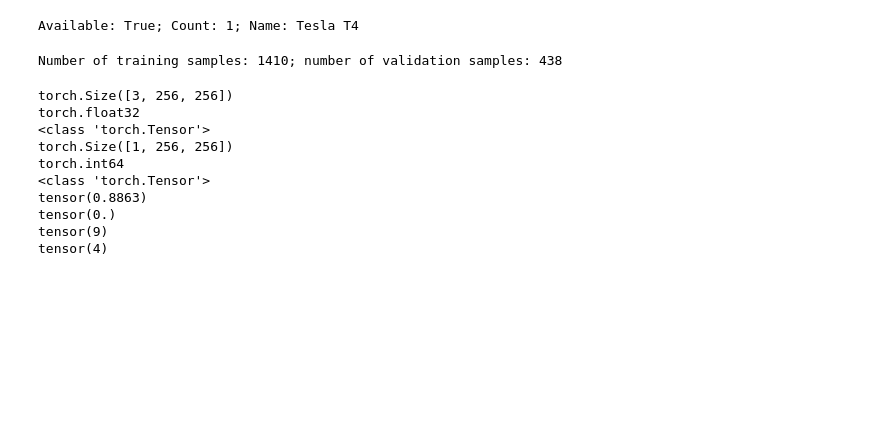
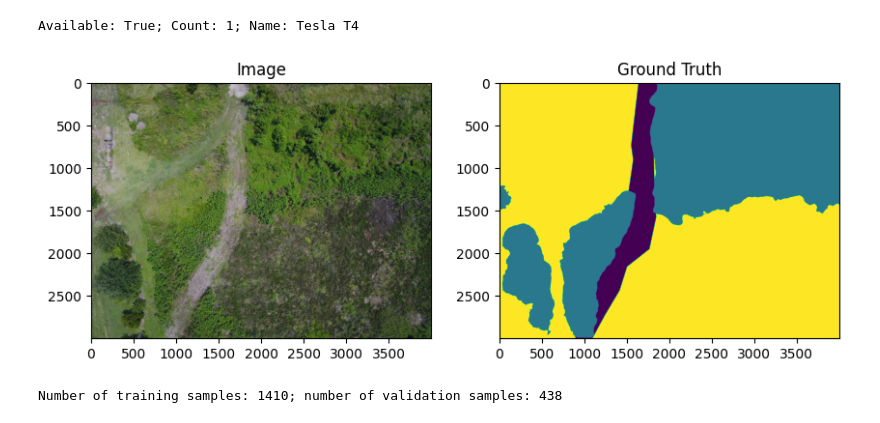
Before and after one commit to d-lazenby/semantic-segmentation-floodnet, a Jupyter notebook: FloodNet.ipynb, the cells around one changed output. Drawn from its saved outputs; the diff is of its cells as text; code cells hidden in the pictures; blank space fills up the shorter version.

```diff
--- a/FloodNet.ipynb
+++ b/FloodNet.ipynb
@@ -107,3 +85,8 @@ ax[1].imshow(mask, cmap=None);
+# %%
+# Check image/mask at index 66 of training set
+show_image_mask_pair(train_df, 66)
+# %% [output]
+[figure, added]
 # %%
 train_transforms = A.Compose([
     A.Resize(IMG_SIZE, IMG_SIZE),
@@ -171,21 +154,2 @@ valid_loader = DataLoader(valid, batch_size=BATCH_SIZE, shuffle=False)
 # test_loader = DataLoader(test, batch_size=BATCH_SIZE, shuffle=False)
-# %%
-test_img = images[10]
-test_mask = labels[10]
-print(test_img.shape, test_img.dtype, type(test_img),
-      test_mask.shape, test_mask.dtype, type(test_img),
-      test_img.max(), test_img.min(),
-      test_mask.max(), test_mask.min(),
-      sep='\n')
-# %% [output]
-torch.Size([3, 256, 256])
-torch.float32
-<class 'torch.Tensor'>
-torch.Size([1, 256, 256])
-torch.int64
-<class 'torch.Tensor'>
-tensor(0.8863)
-tensor(0.)
-tensor(9)
-tensor(4)
 # %%
```
Also changed, not shown: parts of 23 cells of this notebook, 2 other files.
